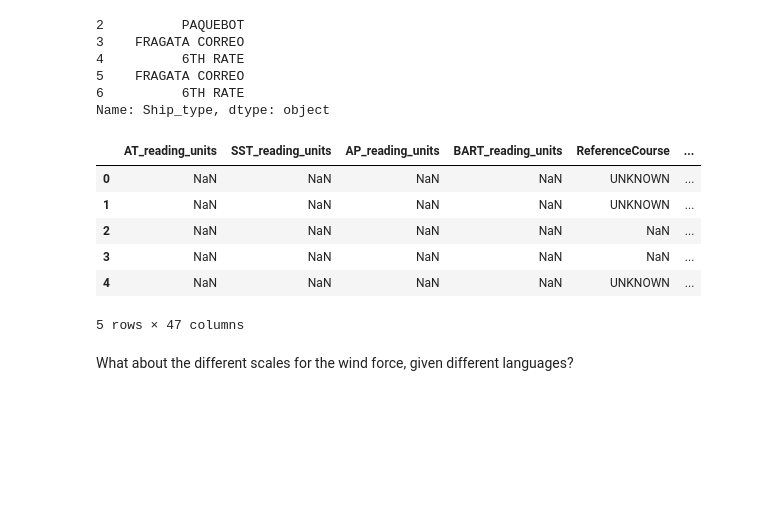
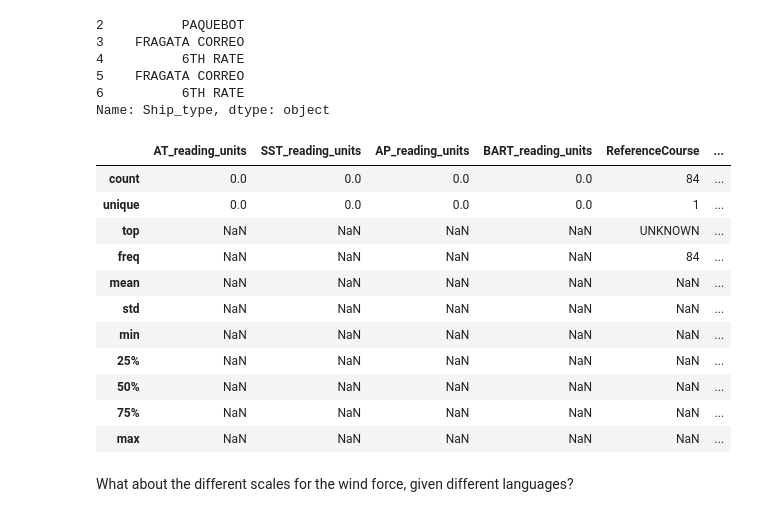
Before and after one commit to glamod/mdf_reader, a Jupyter notebook: docs/notebooks/CLIWOC_datamodel.ipynb, the cells around one changed output. Cells and saved outputs as stored; diff of their text form; code cells hidden in the pictures; blank space fills up the shorter version.

Commit message:
add describe() to pandas daframes in notebook

```diff
--- a/docs/notebooks/CLIWOC_datamodel.ipynb
+++ b/docs/notebooks/CLIWOC_datamodel.ipynb
@@ -131,0 +135,4 @@ data.data[["c99_logbook"]].c99_logbook.head()
+# %%
+import pandas as pd
+pd.options.display.max_columns = None
+data.data[["c99_voyage"]].c99_voyage.describe(include = 'all')
@@ -153,15 +172,20 @@ data.data[["c99_voyage"]].c99_voyage.Ship_type.dropna().head()
 6          6TH RATE
 Name: Ship_type, dtype: object
 # %%
-data.data[["c99_data"]].c99_data.head()
+data.data[["c99_data"]].c99_data.describe(include = 'all')
 # %% [output]
 |  | AT_reading_units | SST_reading_units | AP_reading_units | BART_reading_units | ReferenceCourse | ... |
-| 0 | NaN | NaN | NaN | NaN | UNKNOWN | ... |
-| 1 | NaN | NaN | NaN | NaN | UNKNOWN | ... |
-| 2 | NaN | NaN | NaN | NaN | NaN | ... |
-| 3 | NaN | NaN | NaN | NaN | NaN | ... |
-| 4 | NaN | NaN | NaN | NaN | UNKNOWN | ... |
+| count | 0.0 | 0.0 | 0.0 | 0.0 | 84 | ... |
+| unique | 0.0 | 0.0 | 0.0 | 0.0 | 1 | ... |
+| top | NaN | NaN | NaN | NaN | UNKNOWN | ... |
+| freq | NaN | NaN | NaN | NaN | 84 | ... |
+| mean | NaN | NaN | NaN | NaN | NaN | ... |
+| std | NaN | NaN | NaN | NaN | NaN | ... |
+| min | NaN | NaN | NaN | NaN | NaN | ... |
+| 25% | NaN | NaN | NaN | NaN | NaN | ... |
+| 50% | NaN | NaN | NaN | NaN | NaN | ... |
+| 75% | NaN | NaN | NaN | NaN | NaN | ... |
+| max | NaN | NaN | NaN | NaN | NaN | ... |
-5 rows × 47 columns
 # %% [markdown]
 What about the different scales for the wind force, given different languages?
 # %%
```
Also changed, not shown: parts of 7 cells of this notebook.
